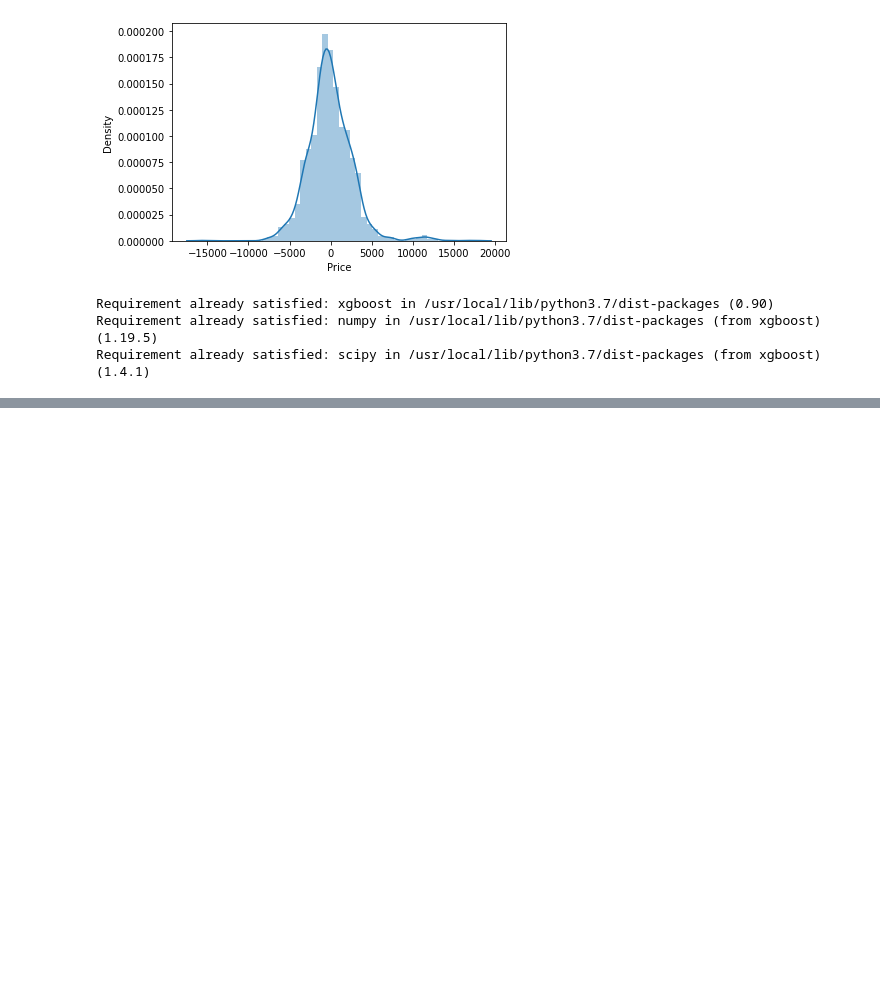
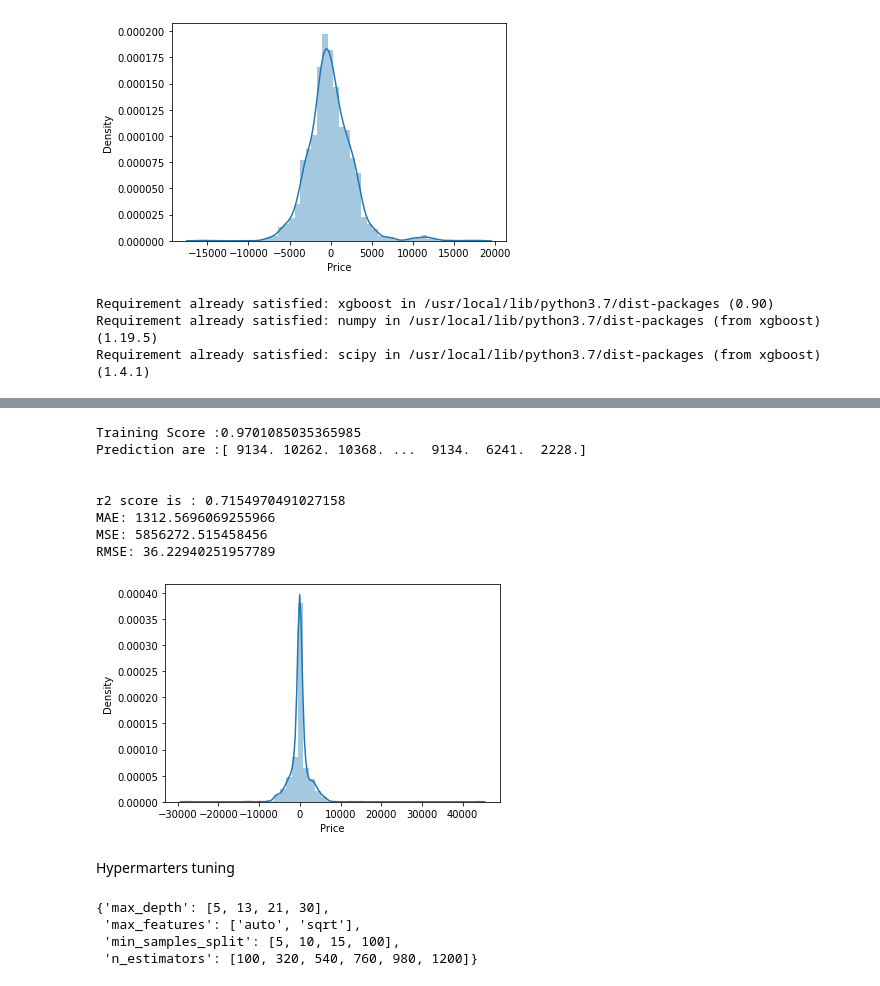
Before and after one commit to Aboubacar2012/ML_Project, a Jupyter notebook: Predict_Prices_Airline_Tickets.ipynb, the cells around one changed output, grey strips where cells are left out. Cells and saved outputs as stored; diff of their text form; code cells hidden in the pictures; blank space fills up the shorter version.

```diff
--- a/Predict_Prices_Airline_Tickets.ipynb
+++ b/Predict_Prices_Airline_Tickets.ipynb
@@ -775,0 +809,14 @@ Requirement already satisfied: scipy in /usr/local/lib/python3.7/dist-packages (
+# %%
+predict(DecisionTreeRegressor(),0)
+# %% [output]
+Training Score :0.9701085035365985
+Prediction are :[ 9134. 10262. 10368. ...  9134.  6241.  2228.]
+
+
+r2 score is : 0.7154970491027158
+MAE: 1312.5696069255966
+MSE: 5856272.515458456
+RMSE: 36.22940251957789
+[figure, added]
+# %% [markdown]
+ Hypermarters tuning
@@ -775,0 +841,7 @@ Requirement already satisfied: scipy in /usr/local/lib/python3.7/dist-packages (
+# %%
+random_grid
+# %% [output]
+{'max_depth': [5, 13, 21, 30],
+ 'max_features': ['auto', 'sqrt'],
+ 'min_samples_split': [5, 10, 15, 100],
+ 'n_estimators': [100, 320, 540, 760, 980, 1200]}
```
Also changed, not shown: parts of 23 cells of this notebook.
